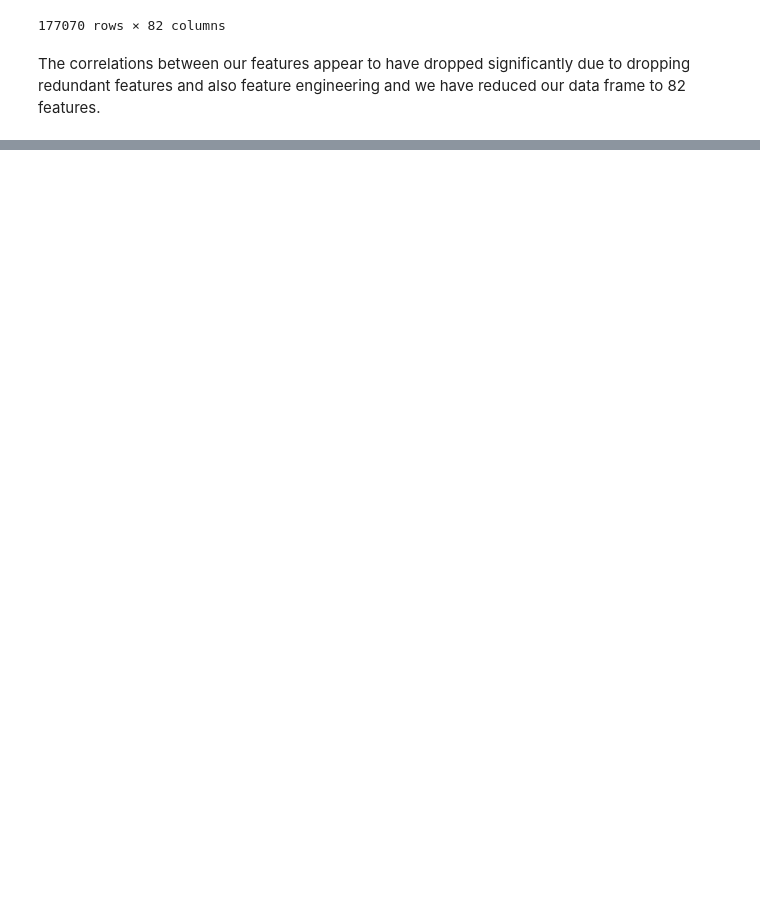
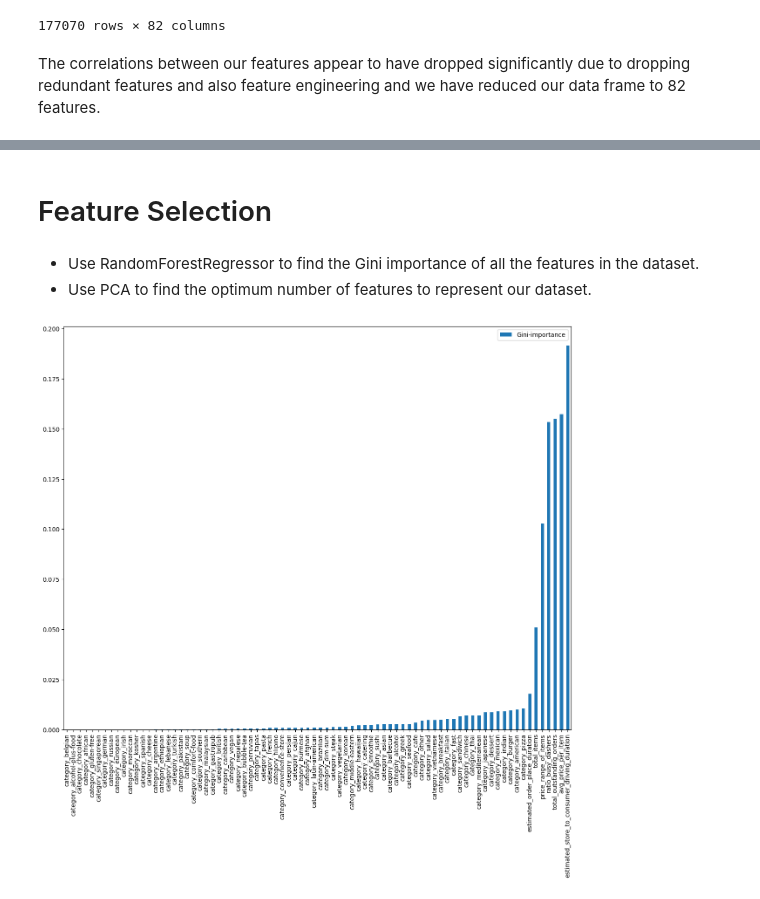
Before and after one commit to muammerkaan/Door_Dash_Interview_Regression_Project, a Jupyter notebook: doordashproject.ipynb, the cells around one changed output, grey strips where cells are left out. Drawn from its saved outputs; the diff is of its cells as text; code cells hidden in the pictures; blank space fills up the shorter version.

```diff
--- a/doordashproject.ipynb
+++ b/doordashproject.ipynb
@@ -402,0 +410,13 @@ The correlations between our features appear to have dropped significantly due t
+# %%
+# Define a function to compute the vif score for each of the features and sort them in order.
+def compute_vif(features):
+    """Compute VIF score using variance variance_inflation_factor() function"""
+    vif_data = pd.DataFrame()
+    vif_data['feature'] = features
+    vif_data['VIF'] = [variance_inflation_factor(train_df[features].values, i) for i in range(len(features))]
+    return vif_data.sort_values(by=['VIF']).reset_index(drop=True)
+# %%
+# Apply function to our dataset.
+features = train_df.drop(columns=['total_duration']).columns.to_list()
+vif_data =  compute_vif(features)
+vif_data
@@ -402,0 +439,13 @@ The correlations between our features appear to have dropped significantly due t
+# %%
+# Use a while loop to drop all features with a vif score greater than 20.
+multicollinearity = True
+
+while multicollinearity:
+    highest_vif_feature = vif_data['feature'].values.tolist()[-1]
+    print('I will remove', highest_vif_feature)
+    features.remove(highest_vif_feature)
+    vif_data = compute_vif(features)
+    multicollinearity = False if len(vif_data[vif_data.VIF > 20]) == 0 else True
+
+selected_features = vif_data['feature'].values.tolist()
+vif_data
@@ -402,0 +467,5 @@ The correlations between our features appear to have dropped significantly due t
+# %% [markdown]
+# Feature Selection
+# %% [markdown]
+* Use RandomForestRegressor to find the Gini importance of all the features in the dataset.
+* Use PCA to find the optimum number of features to represent our dataset.
@@ -402,0 +475,19 @@ The correlations between our features appear to have dropped significantly due t
+# %%
+# Train-test split dataset.
+X = train_df[selected_features]
+y = train_df['total_duration']
+X_train, X_test, y_train, y_test = train_test_split(
+    X, y, test_size=0.2, random_state=42)
+# %%
+# Apply RandomForestRegressor and find Gini importance of our features.
+feature_names = [f"feature P{i}" for i in range((X.shape[1]))] # Save feature names.
+forest = RandomForestRegressor(random_state=42) # Define and fit RandomeForestRegressor.
+forest.fit(X_train, y_train)
+feats = {} # A dict to hold feature_name: feature_importance.
+for feature, importance in zip(X.columns, forest.feature_importances_): # Match features with their importance.
+    feats[feature] = importance # Add the name/value pair.
+importances = pd.DataFrame.from_dict(feats, orient='index').rename(columns={0: 'Gini-importance'}) # Sort freatures by their importance.
+importances.sort_values(by='Gini-importance').plot(kind='bar', rot=90, figsize=(15, 12)) # Plot feature importances.
+plt.show()
+# %% [output]
+[figure, added]
```
Also changed, not shown: parts of 13 cells of this notebook.
